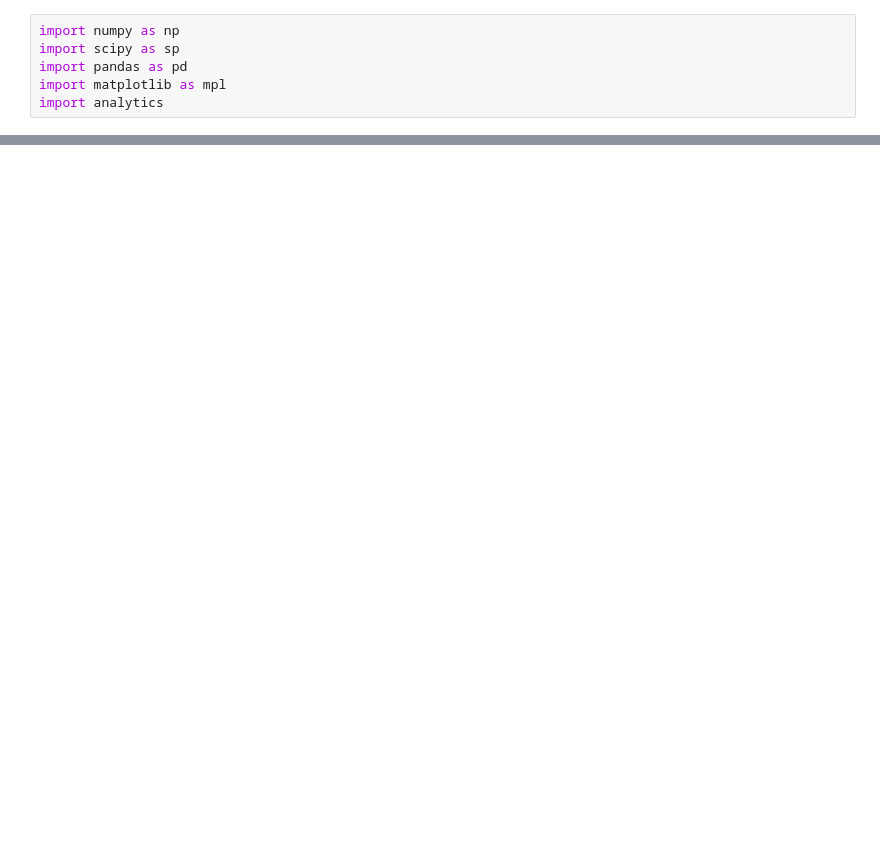
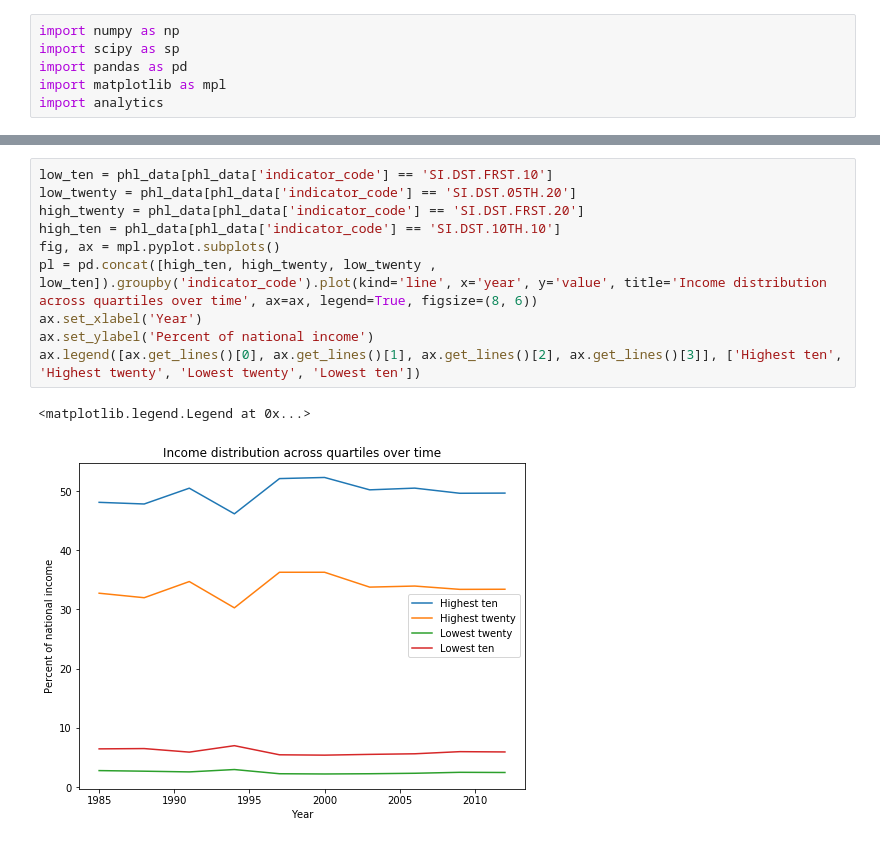
Before and after one commit to jetsalinas/res3-stats, a Jupyter notebook: run_notebook.ipynb, the cells around one changed output, grey strips where cells are left out. Drawn from its saved outputs; the diff is of its cells as text; blank space fills up the shorter version.

```diff
--- a/run_notebook.ipynb
+++ b/run_notebook.ipynb
@@ -13,0 +43,13 @@ gdp.plot(kind='line', x='year', y='value', title='GDP in 2005 USD', legend=False
+# %%
+low_ten = phl_data[phl_data['indicator_code'] == 'SI.DST.FRST.10']
+low_twenty = phl_data[phl_data['indicator_code'] == 'SI.DST.05TH.20']
+high_twenty = phl_data[phl_data['indicator_code'] == 'SI.DST.FRST.20']
+high_ten = phl_data[phl_data['indicator_code'] == 'SI.DST.10TH.10']
+fig, ax = mpl.pyplot.subplots()
+pl = pd.concat([high_ten, high_twenty, low_twenty , low_ten]).groupby('indicator_code').plot(kind='line', x='year', y='value', title='Income distribution across quartiles over time', ax=ax, legend=True, figsize=(8, 6))
+ax.set_xlabel('Year')
+ax.set_ylabel('Percent of national income')
+ax.legend([ax.get_lines()[0], ax.get_lines()[1], ax.get_lines()[2], ax.get_lines()[3]], ['Highest ten', 'Highest twenty', 'Lowest twenty', 'Lowest ten'])
+# %% [output]
+<matplotlib.legend.Legend at 0x...>
+[figure, added]
```
Also changed, not shown: parts of 8 cells of this notebook.
